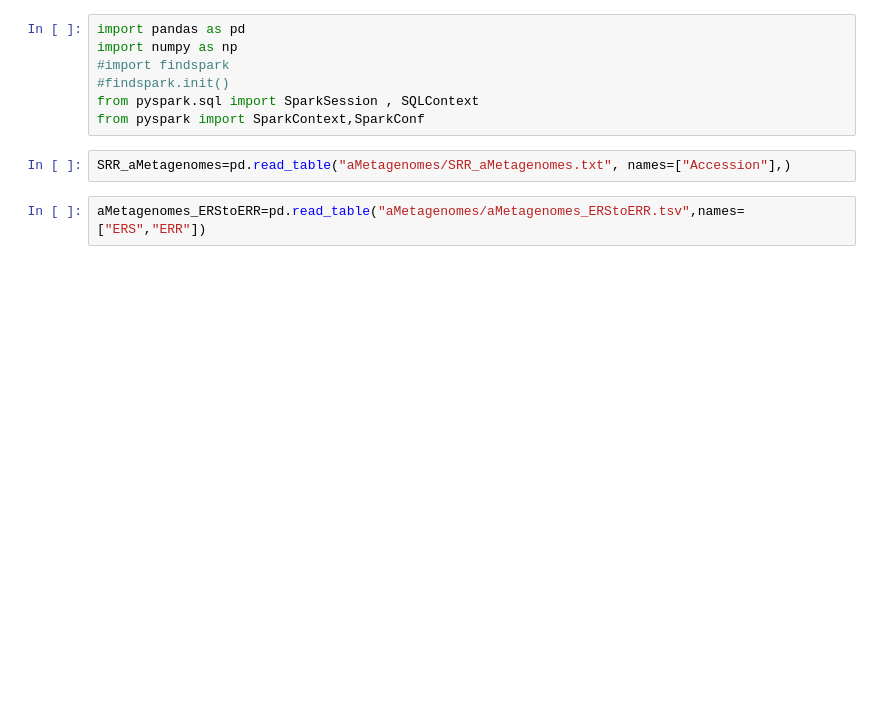
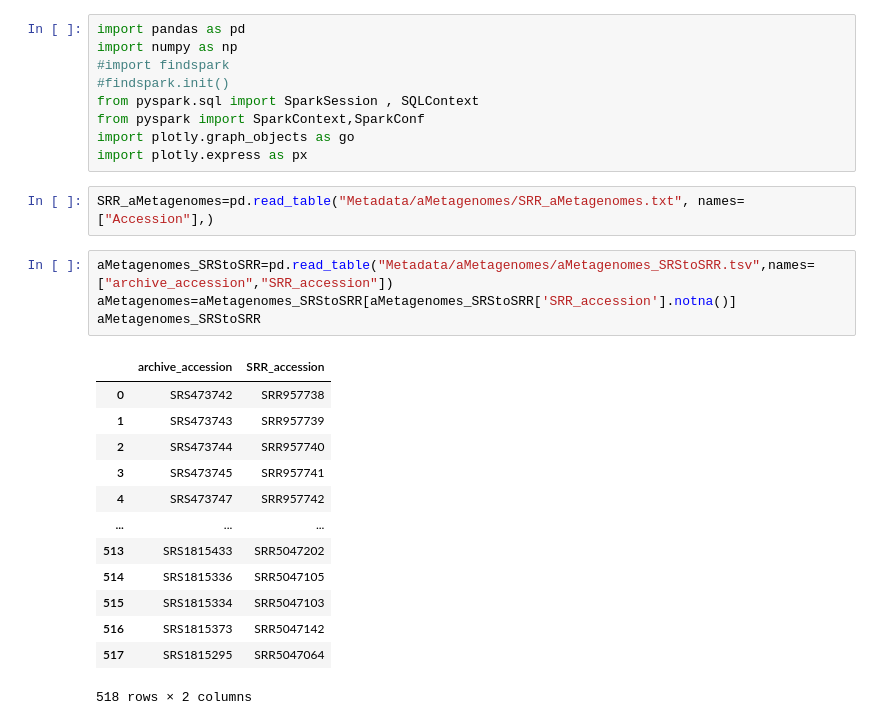
Before and after one commit to CamilaDuitama/RascovanProject, a Jupyter notebook: Preprocessing.ipynb, the cells around one changed output. Cells and saved outputs as stored; diff of their text form; blank space fills up the shorter version.

```diff
--- a/Preprocessing.ipynb
+++ b/Preprocessing.ipynb
@@ -5,7 +5,25 @@ import numpy as np
 #findspark.init()
 from pyspark.sql import SparkSession , SQLContext
 from pyspark import SparkContext,SparkConf
+import plotly.graph_objects as go
+import plotly.express as px
 # %%
-SRR_aMetagenomes=pd.read_table("aMetagenomes/SRR_aMetagenomes.txt", names=["Accession"],)
+SRR_aMetagenomes=pd.read_table("Metadata/aMetagenomes/SRR_aMetagenomes.txt", names=["Accession"],)
-# %%
-aMetagenomes_ERStoERR=pd.read_table("aMetagenomes/aMetagenomes_ERStoERR.tsv",names=["ERS","ERR"])
+# %%
+aMetagenomes_SRStoSRR=pd.read_table("Metadata/aMetagenomes/aMetagenomes_SRStoSRR.tsv",names=["archive_accession","SRR_accession"])
+aMetagenomes=aMetagenomes_SRStoSRR[aMetagenomes_SRStoSRR['SRR_accession'].notna()]
+aMetagenomes_SRStoSRR
+# %% [output]
+|  | archive_accession | SRR_accession |
+| 0 | SRS473742 | SRR957738 |
+| 1 | SRS473743 | SRR957739 |
+| 2 | SRS473744 | SRR957740 |
+| 3 | SRS473745 | SRR957741 |
+| 4 | SRS473747 | SRR957742 |
+| ... | ... | ... |
+| 513 | SRS1815433 | SRR5047202 |
+| 514 | SRS1815336 | SRR5047105 |
+| 515 | SRS1815334 | SRR5047103 |
+| 516 | SRS1815373 | SRR5047142 |
+| 517 | SRS1815295 | SRR5047064 |
+518 rows × 2 columns
```
Also changed, not shown: parts of 29 cells of this notebook.
